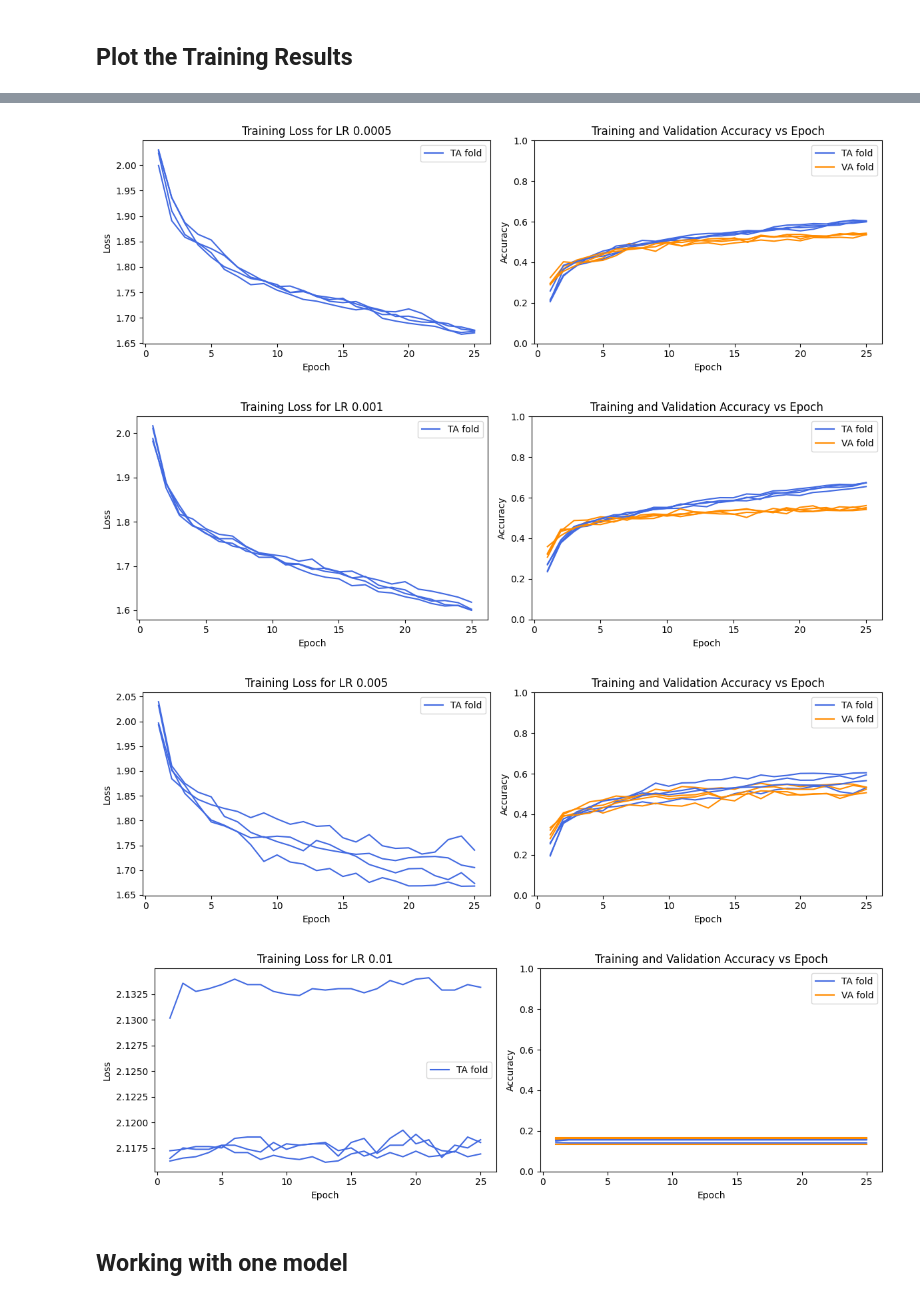
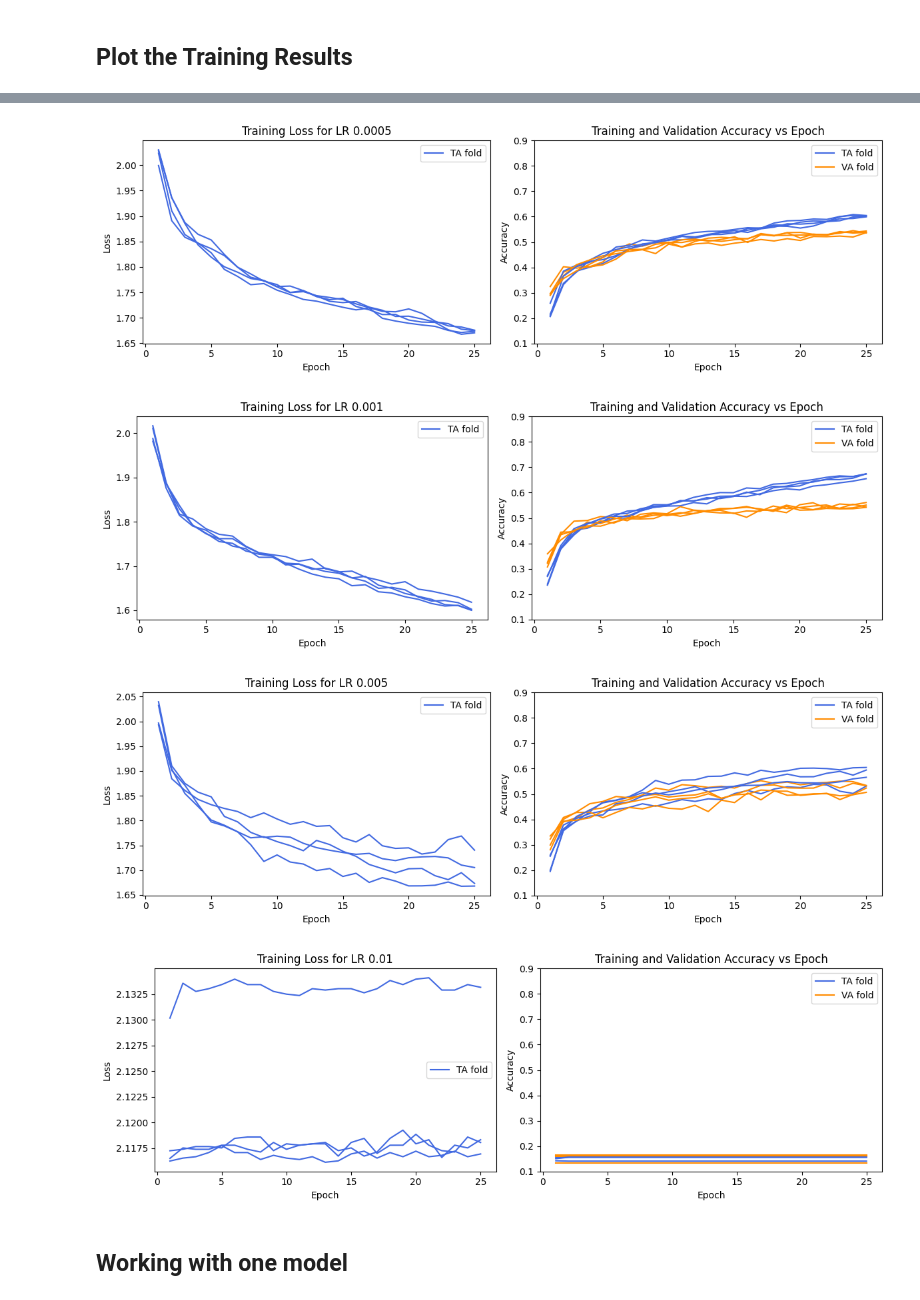
Before and after one commit to janelletam/emotion-classifier, a Jupyter notebook: Semi_final_codes.ipynb, the cells around one changed output, grey strips where cells are left out. Drawn from its saved outputs; the diff is of its cells as text; code cells hidden in the pictures.

Commit message:
Fix plot scales

```diff
--- a/Semi_final_codes.ipynb
+++ b/Semi_final_codes.ipynb
@@ -564,7 +564,6 @@ for lr in lr_values:
         plt.xlabel('Epoch')
         plt.ylabel('Accuracy')
         plt.legend()
-        plt.ylim([0,1])
 
         plt.tight_layout()
         plt.show()
@@ -588,36 +587,36 @@ for lr in lr_values:
 # %%
 # Combine all the folds into one plot for each lr
 idx = 1
 for lr in lr_values:
     fig = plt.figure(figsize=(12, 4))
     num_epochs_lr_fold = list(range(1, num_epochs + 1))  # Create a list of epochs for the current lr and fold
     for fold in range(len(loss[lr])):
         plt.subplot(1, 2, 1)
         plt.title(f'Training Loss for LR {lr}')
         plt.plot(num_epochs_lr_fold, loss[lr][fold], label=f'TA fold {fold}', color='royalblue')  # Use num_epochs_lr_fold instead of num_epochs
         plt.xlabel('Epoch')
         plt.ylabel('Loss')
         plt.legend(['TA fold'])
 
         plt.subplot(1, 2, 2)
         plt.title('Training and Validation Accuracy vs Epoch')
         plt.plot(num_epochs_lr_fold, train_acc[lr][fold], label=f'TA fold {fold}', color='royalblue')  # Use num_epochs_lr_fold instead of num_epochs
         plt.plot(num_epochs_lr_fold, val_acc[lr][fold], label=f'VA fold {fold}', color='darkorange')  # Use num_epochs_lr_fold instead of num_epochs
         plt.xlabel('Epoch')
         plt.ylabel('Accuracy')
         plt.legend(['TA fold', 'VA fold'])
-        plt.ylim([0,1])
+        plt.ylim([0.1,0.9])
 
     plt.tight_layout()
     plt.show()
 
     fig.savefig(f'Results\\{run_number}\\combined_{idx}_lr_{lr}.png')
     idx+=1
 # %% [output]
-[figure, old version]
+[figure, new version]
-[figure, old version]
+[figure, new version]
-[figure, old version]
+[figure, new version]
-[figure, old version]
+[figure, new version]
 # %% [markdown]
 ## Working with one model
 # %% [markdown]
```
Also changed, not shown: parts of 1 cell of this notebook, 20 other files.
